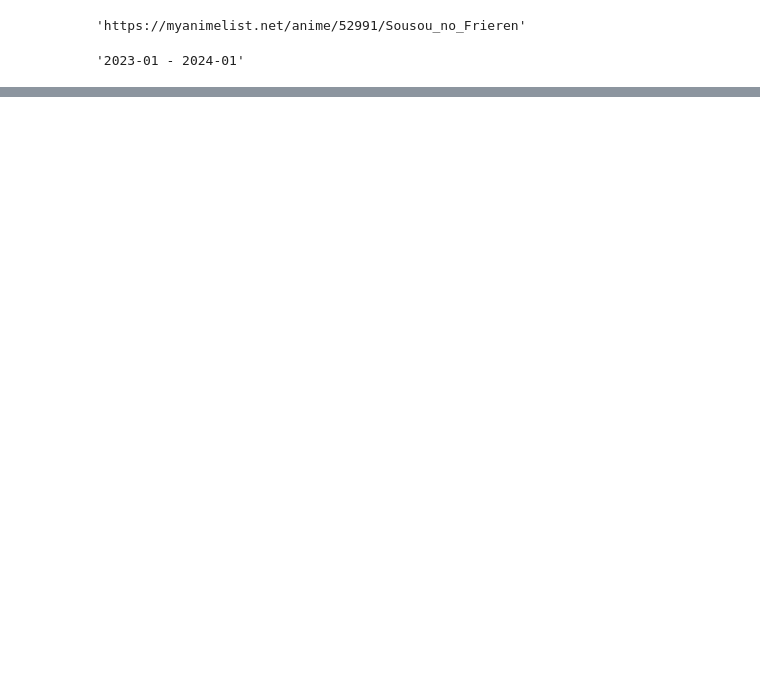
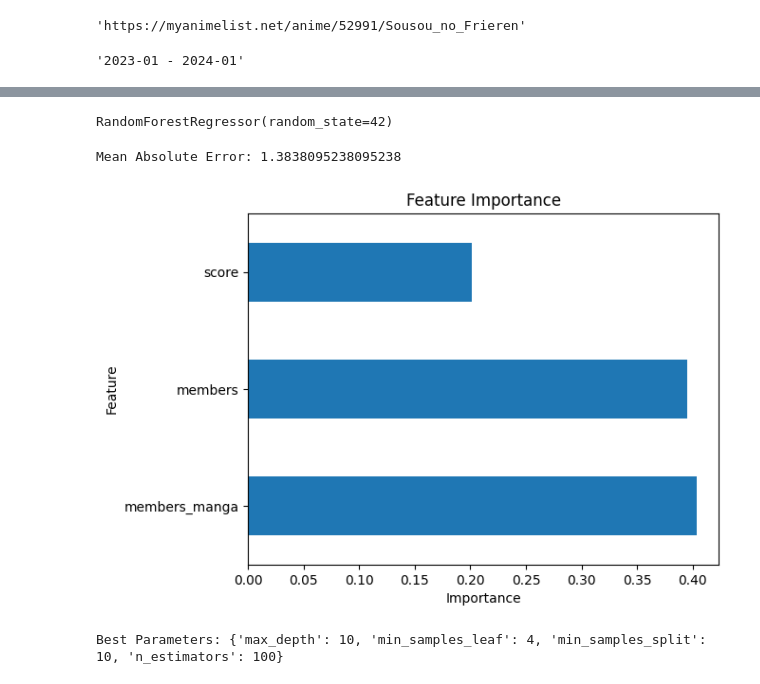
Before and after one commit to trodman201/Data-3000, a Jupyter notebook: AnimeScraper.ipynb, the cells around one changed output, grey strips where cells are left out. Drawn from its saved outputs; the diff is of its cells as text; code cells hidden in the pictures; blank space fills up the shorter version.

```diff
--- a/AnimeScraper.ipynb
+++ b/AnimeScraper.ipynb
@@ -408,0 +232,11 @@ merged_df
+# %%
+X = anime_df[['score', 'members']].copy()
+X['members_manga'] = manga_df['members']
+y = anime_df['rank']
+# %%
+X_train, X_test, y_train, y_test = train_test_split(X, y, test_size=0.2, random_state=42)
+# %%
+rf_model = RandomForestRegressor(n_estimators=100, random_state=42)
+rf_model.fit(X_train, y_train)
+# %% [output]
+RandomForestRegressor(random_state=42)
@@ -408,0 +245,32 @@ merged_df
+# %%
+mae = mean_absolute_error(y_test, y_pred)
+print("Mean Absolute Error:", mae)
+# %% [output]
+Mean Absolute Error: 1.3838095238095238
+# %%
+feature_importance = pd.Series(rf_model.feature_importances_, index=X.columns)
+feature_importance.nlargest(10).plot(kind='barh')
+plt.title('Feature Importance')
+plt.xlabel('Importance')
+plt.ylabel('Feature')
+plt.show()
+# %% [output]
+[figure, added]
+# %%
+from sklearn.model_selection import GridSearchCV
+param_grid = {
+    'n_estimators': [100, 200, 300],
+    'max_depth': [None, 10, 20],
+    'min_samples_split': [2, 5, 10],
+    'min_samples_leaf': [1, 2, 4]
+}
+grid_search = GridSearchCV(estimator=RandomForestRegressor(random_state=42),
+                           param_grid=param_grid,
+                           cv=5,
+                           scoring='neg_mean_absolute_error',
+                           n_jobs=-1)
+grid_search.fit(X_train, y_train)
+best_params = grid_search.best_params_
+print("Best Parameters:", best_params)
+# %% [output]
+Best Parameters: {'max_depth': 10, 'min_samples_leaf': 4, 'min_samples_split': 10, 'n_estimators': 100}
```
Also changed, not shown: parts of 24 cells of this notebook.
